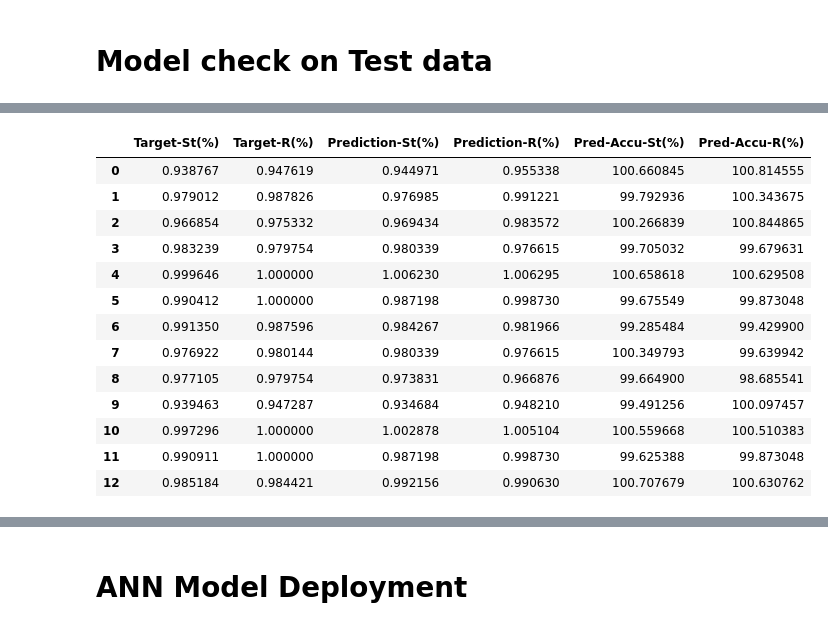
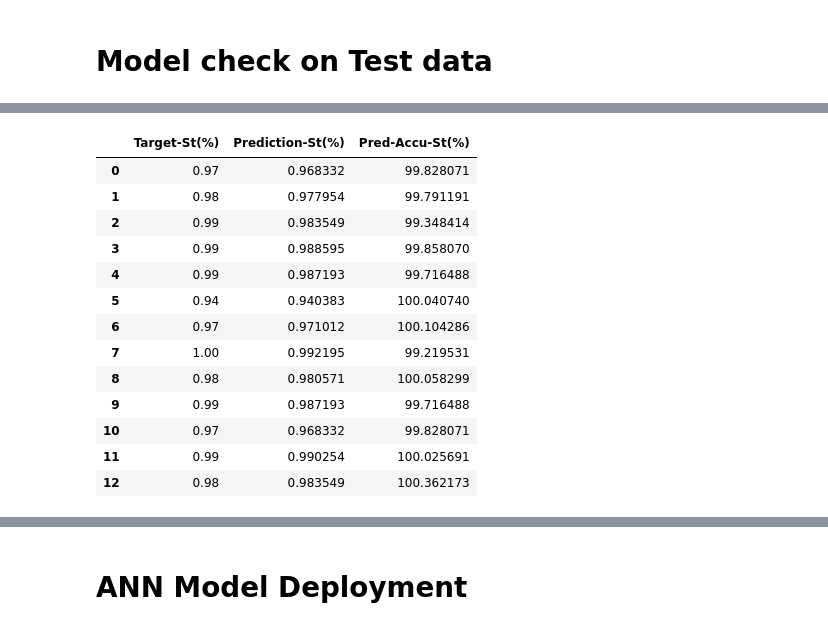
Before and after one commit to nirmalparmarphd/microDSC_error_prediction_ANN, a Jupyter notebook: ann_dsc_error_prediction.ipynb, the cells around one changed output, grey strips where cells are left out. Drawn from its saved outputs; the diff is of its cells as text; code cells hidden in the pictures.

```diff
--- a/ann_dsc_error_prediction.ipynb
+++ b/ann_dsc_error_prediction.ipynb
@@ -22,23 +22,23 @@ test_inputs, test_targets = npz['input'].astype(np.float64), npz['targets'].asty
 Outline, Optimizer, Loss function, Early stopping and Training rate
 # %%
 # NN model prep
-input_size = 3
-output_size = 2
-hidden_layer_1_size = 10
-hidden_layer_2_size = 10
-hidden_layer_3_size = 10
+input_size = 19
+output_size = 1
+hidden_layer_1_size = 50
+hidden_layer_2_size = 50
+hidden_layer_3_size = 25
 
 model = tf.keras.Sequential([
     tf.keras.layers.Dense(input_size),
     tf.keras.layers.Dense(hidden_layer_1_size, activation='relu'),
-    tf.keras.layers.Dense(hidden_layer_2_size, activation='softmax'),
+    tf.keras.layers.Dense(hidden_layer_2_size, activation='relu'),
     tf.keras.layers.Dense(hidden_layer_3_size, activation='relu'),
-    tf.keras.layers.Dense(output_size, activation='linear')
+    tf.keras.layers.Dense(output_size, activation='sigmoid'),
 ])
 # %%
 # model prep, optimizer and loss function
-optimizer = tf.keras.optimizers.Adam(learning_rate=0.0001)
-model.compile(optimizer, loss=tf.keras.losses.MeanSquaredError(),metrics=[tf.keras.metrics.RootMeanSquaredError()])
+optimizer = tf.keras.optimizers.Adam(learning_rate=0.00001)
+model.compile(optimizer, loss=tf.keras.losses.MeanSquaredError(), metrics=[tf.keras.metrics.RootMeanSquaredError()])
 # %%
 # Training
 BATCH_SIZE = 1
@@ -118,6 +118,6 @@ test_targets = pd.DataFrame(test_targets)
 pred_accu = (prediction/test_targets)*100
 
 result = pd.concat([test_targets, prediction, pred_accu], axis = 1, ignore_index=True)
-result.columns = ['Target-St(%)', 'Target-R(%)', 'Prediction-St(%)','Prediction-R(%)','Pred-Accu-St(%)','Pred-Accu-R(%)']
+result.columns = ['Target-St(%)', 'Prediction-St(%)','Pred-Accu-St(%)']
 result
 # %% [output]
@@ -126,16 +125,16 @@ WARNING:tensorflow:5 out of the last 5 calls to <function Model.make_predict_fun
-|  | Target-St(%) | Target-R(%) | Prediction-St(%) | Prediction-R(%) | Pred-Accu-St(%) | Pred-Accu-R(%) |
-| 0 | 0.938767 | 0.947619 | 0.944971 | 0.955338 | 100.660845 | 100.814555 |
-| 1 | 0.979012 | 0.987826 | 0.976985 | 0.991221 | 99.792936 | 100.343675 |
-| 2 | 0.966854 | 0.975332 | 0.969434 | 0.983572 | 100.266839 | 100.844865 |
-| 3 | 0.983239 | 0.979754 | 0.980339 | 0.976615 | 99.705032 | 99.679631 |
-| 4 | 0.999646 | 1.000000 | 1.006230 | 1.006295 | 100.658618 | 100.629508 |
-| 5 | 0.990412 | 1.000000 | 0.987198 | 0.998730 | 99.675549 | 99.873048 |
-| 6 | 0.991350 | 0.987596 | 0.984267 | 0.981966 | 99.285484 | 99.429900 |
-| 7 | 0.976922 | 0.980144 | 0.980339 | 0.976615 | 100.349793 | 99.639942 |
-| 8 | 0.977105 | 0.979754 | 0.973831 | 0.966876 | 99.664900 | 98.685541 |
-| 9 | 0.939463 | 0.947287 | 0.934684 | 0.948210 | 99.491256 | 100.097457 |
-| 10 | 0.997296 | 1.000000 | 1.002878 | 1.005104 | 100.559668 | 100.510383 |
-| 11 | 0.990911 | 1.000000 | 0.987198 | 0.998730 | 99.625388 | 99.873048 |
-| 12 | 0.985184 | 0.984421 | 0.992156 | 0.990630 | 100.707679 | 100.630762 |
+|  | Target-St(%) | Prediction-St(%) | Pred-Accu-St(%) |
+| 0 | 0.97 | 0.968332 | 99.828071 |
+| 1 | 0.98 | 0.977954 | 99.791191 |
+| 2 | 0.99 | 0.983549 | 99.348414 |
+| 3 | 0.99 | 0.988595 | 99.858070 |
+| 4 | 0.99 | 0.987193 | 99.716488 |
+| 5 | 0.94 | 0.940383 | 100.040740 |
+| 6 | 0.97 | 0.971012 | 100.104286 |
+| 7 | 1.00 | 0.992195 | 99.219531 |
+| 8 | 0.98 | 0.980571 | 100.058299 |
+| 9 | 0.99 | 0.987193 | 99.716488 |
+| 10 | 0.97 | 0.968332 | 99.828071 |
+| 11 | 0.99 | 0.990254 | 100.025691 |
+| 12 | 0.98 | 0.983549 | 100.362173 |
 # %%
 plt.scatter(result['Target-St(%)'], result['Pred-Accu-St(%)'], color='r')
```
Also changed, not shown: parts of 11 cells of this notebook, 5 other files.
